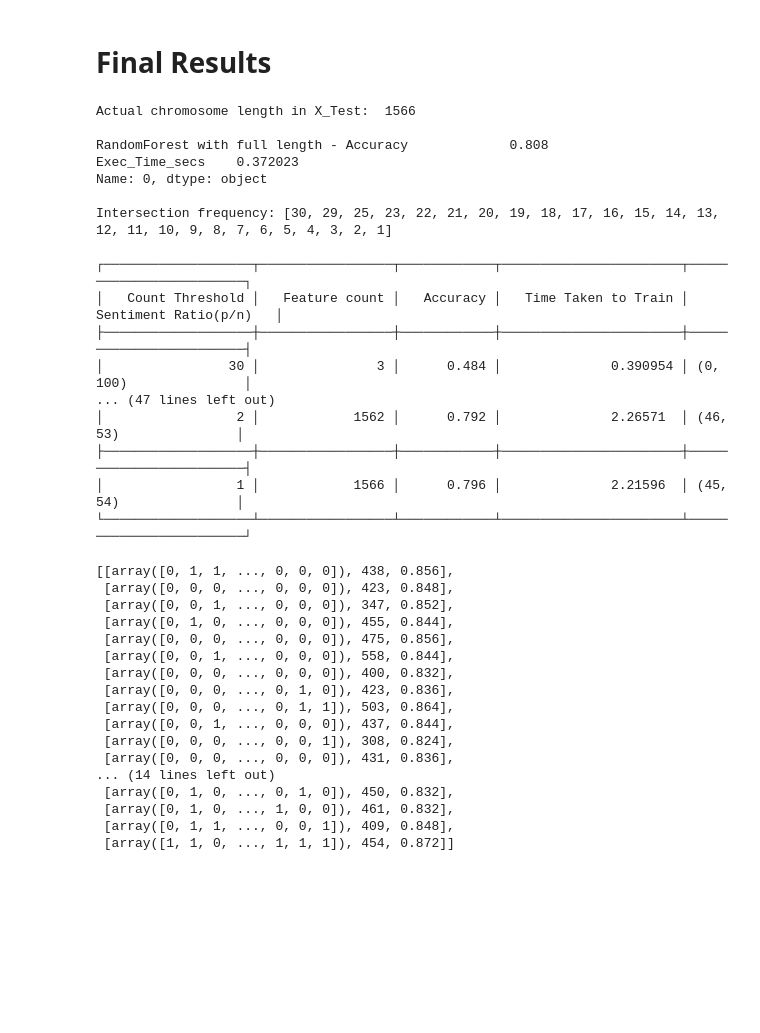
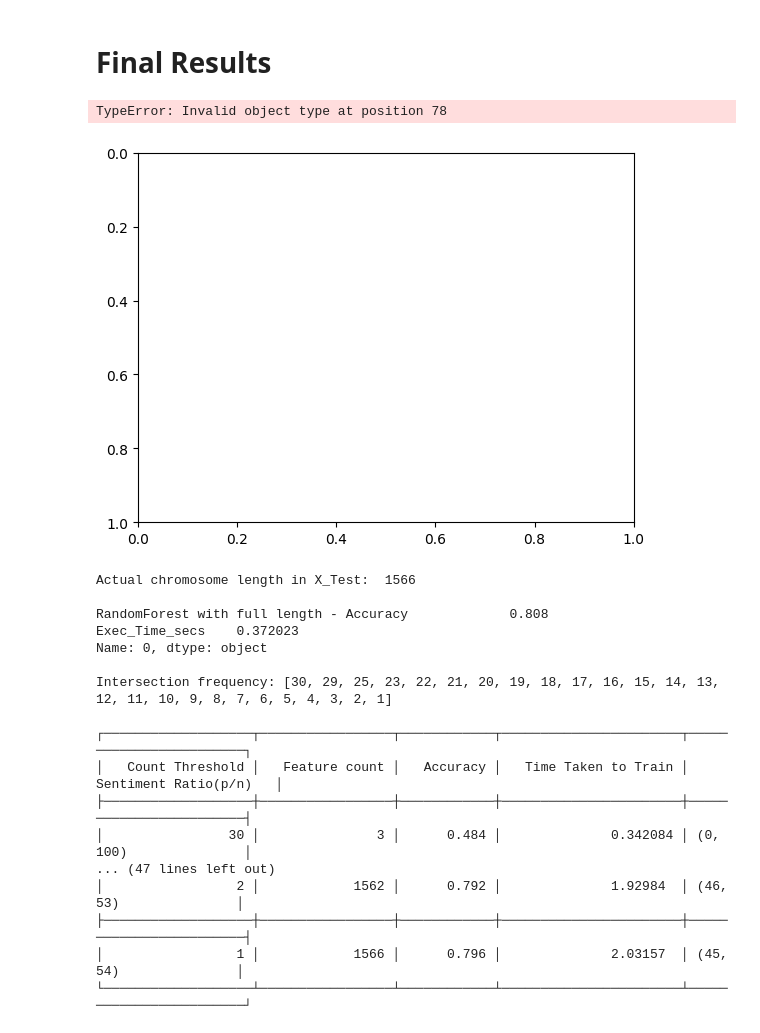
Before and after one commit to devasenan134/GA-SC, a Jupyter notebook: KB_result_analysis.ipynb, the cells around one changed output. Saved outputs shown, nothing was run; the diff lists cells and outputs as text; code cells hidden in the pictures; blank space fills up the shorter version.

Commit message:
started adding plotting func

```diff
--- a/KB_result_analysis.ipynb
+++ b/KB_result_analysis.ipynb
@@ -68,6 +72,11 @@ def get_intersection_genes(result_set):
     sorted_common_indexes = np.array(sorted(common_indexes.items(), key=lambda x: x[1], reverse=True))
 
     return sorted_common_indexes, best_chromo_in_each_run
+# %%
+def accuracy_plot(table):
+    table_df = pd.DataFrame(table)
+    sns.lineplot(x='Accuracy', y='value',
+             data=pd.melt(table_df, ['Accuracy']))
 # %% [markdown]
 # Collect Common indexes from res of n run evolution
 # %% [markdown]
@@ -107,11 +116,16 @@ def tabulate_results(chromo_set):
                 }
     print(tabulate(table_data, headers='keys', tablefmt="simple_grid"))
     return table_data, best_chromo_in_each_run
+# %%
+accuracy_plot(n_run_kb_co_table)
+# %% [output]
+TypeError: Invalid object type at position 78
+[figure, added]
 # %%
 with open('pickles/kbga/amazon/n_run_az_kb_co.pkl', 'rb') as rf:
     n_kb_co = pickle.load(rf)
-    n_run_kb_co_table, best_chromos = tabulate_results(n_kb_co)
-    # n_run_kb_co_table
+    n_run_kb_co_table, best_chromos_co = tabulate_results(n_kb_co)
+    n_run_kb_co_table
 # %% [output]
 Actual chromosome length in X_Test:  1566
 
@@ -124,29 +138,9 @@ Intersection frequency: [30, 29, 25, 23, 22, 21, 20, 19, 18, 17, 16, 15, 14, 13,
 ┌───────────────────┬─────────────────┬────────────┬───────────────────────┬────────────────────────┐
 │   Count Threshold │   Feature count │   Accuracy │   Time Taken to Train │ Sentiment Ratio(p/n)   │
 ├───────────────────┼─────────────────┼────────────┼───────────────────────┼────────────────────────┤
-│                30 │               3 │      0.484 │              0.390954 │ (0, 100)               │
+│                30 │               3 │      0.484 │              0.342084 │ (0, 100)               │
 ... (47 lines left out)
-│                 2 │            1562 │      0.792 │              2.26571  │ (46, 53)               │
+│                 2 │            1562 │      0.792 │              1.92984  │ (46, 53)               │
 ├───────────────────┼─────────────────┼────────────┼───────────────────────┼────────────────────────┤
-│                 1 │            1566 │      0.796 │              2.21596  │ (45, 54)               │
+│                 1 │            1566 │      0.796 │              2.03157  │ (45, 54)               │
 └───────────────────┴─────────────────┴────────────┴───────────────────────┴────────────────────────┘
-# %%
-best_chromos
-# %% [output]
-[[array([0, 1, 1, ..., 0, 0, 0]), 438, 0.856],
- [array([0, 0, 0, ..., 0, 0, 0]), 423, 0.848],
- [array([0, 0, 1, ..., 0, 0, 0]), 347, 0.852],
- [array([0, 1, 0, ..., 0, 0, 0]), 455, 0.844],
- [array([0, 0, 0, ..., 0, 0, 0]), 475, 0.856],
- [array([0, 0, 1, ..., 0, 0, 0]), 558, 0.844],
- [array([0, 0, 0, ..., 0, 0, 0]), 400, 0.832],
- [array([0, 0, 0, ..., 0, 1, 0]), 423, 0.836],
- [array([0, 0, 0, ..., 0, 1, 1]), 503, 0.864],
- [array([0, 0, 1, ..., 0, 0, 0]), 437, 0.844],
- [array([0, 0, 0, ..., 0, 0, 1]), 308, 0.824],
- [array([0, 0, 0, ..., 0, 0, 0]), 431, 0.836],
-... (14 lines left out)
- [array([0, 1, 0, ..., 0, 1, 0]), 450, 0.832],
- [array([0, 1, 0, ..., 1, 0, 0]), 461, 0.832],
- [array([0, 1, 1, ..., 0, 0, 1]), 409, 0.848],
- [array([1, 1, 0, ..., 1, 1, 1]), 454, 0.872]]
```
Also changed, not shown: parts of 7 cells of this notebook.
